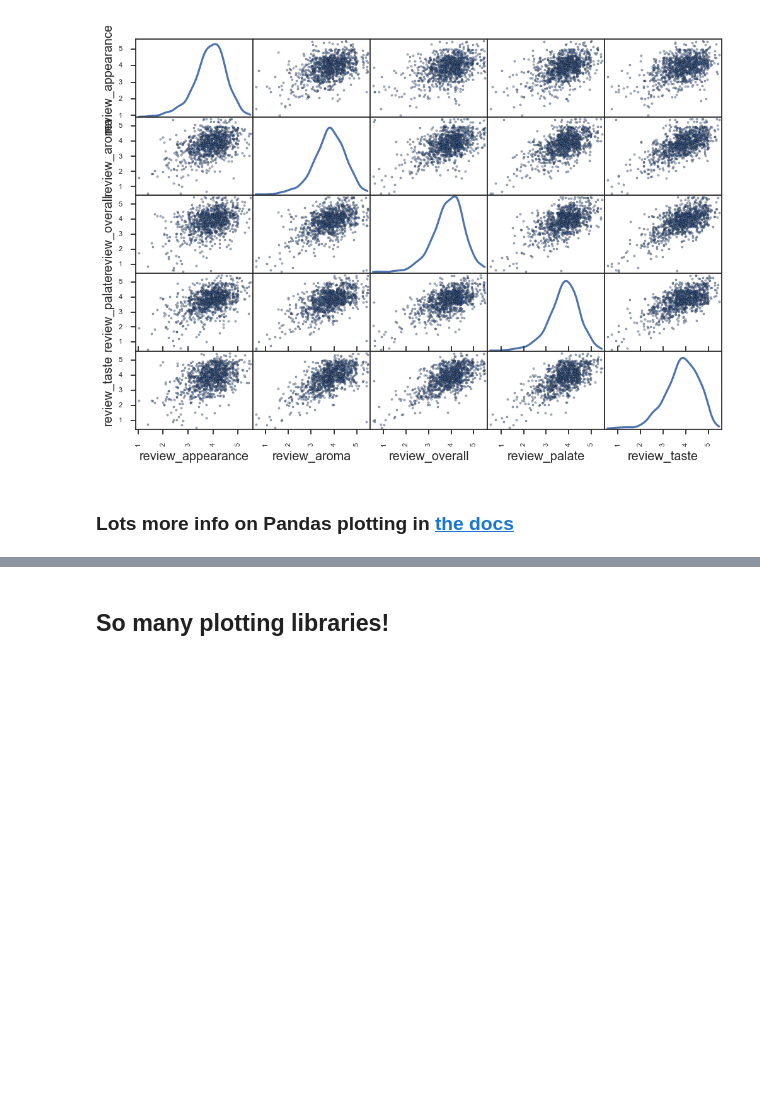
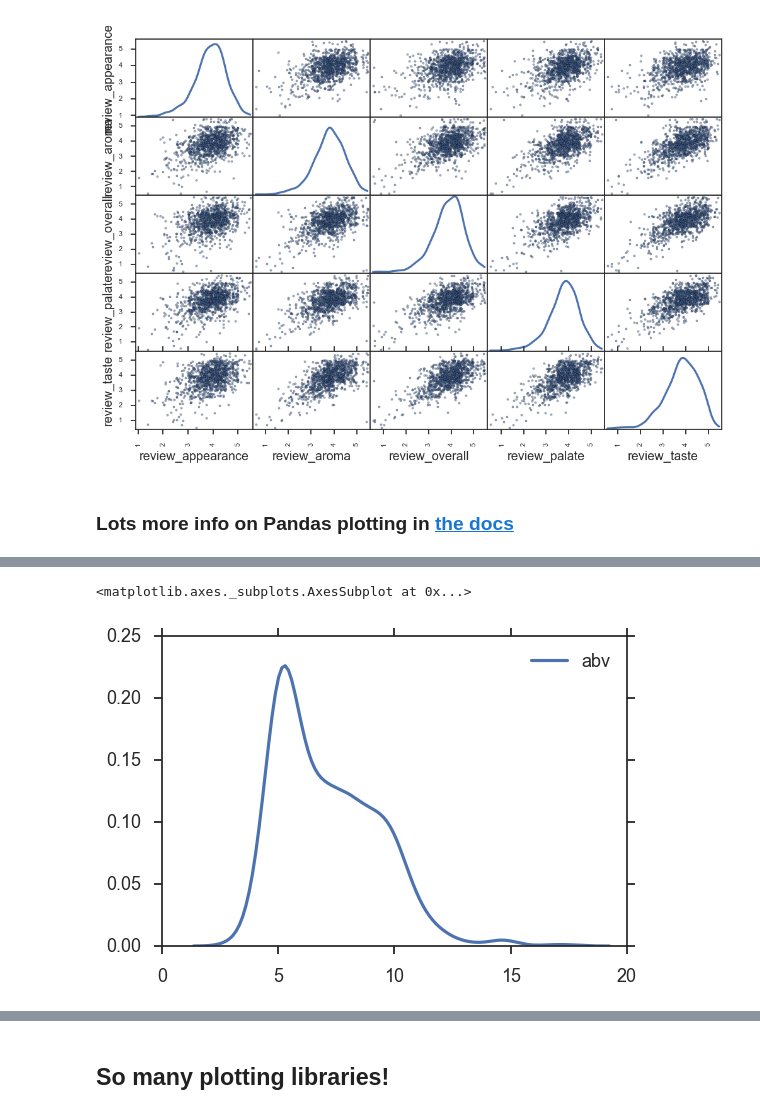
Before and after one commit to ihmeuw/ihme-python-course, a Jupyter notebook: Lecture 6/Lecture 6 - Plotting (Complete).ipynb, the cells around one changed output, grey strips where cells are left out. Saved outputs shown, nothing was run; the diff lists cells and outputs as text; code cells hidden in the pictures; blank space fills up the shorter version.

```diff
--- a/Lecture 6/Lecture 6 - Plotting (Complete).ipynb
+++ b/Lecture 6/Lecture 6 - Plotting (Complete).ipynb
@@ -417,0 +438,5 @@ array([[<matplotlib.axes._subplots.AxesSubplot object at 0x...>,
+# %%
+sns.kdeplot(df['abv'])
+# %% [output]
+<matplotlib.axes._subplots.AxesSubplot at 0x...>
+[figure, added]
```
Also changed, not shown: parts of 10 cells of this notebook.
